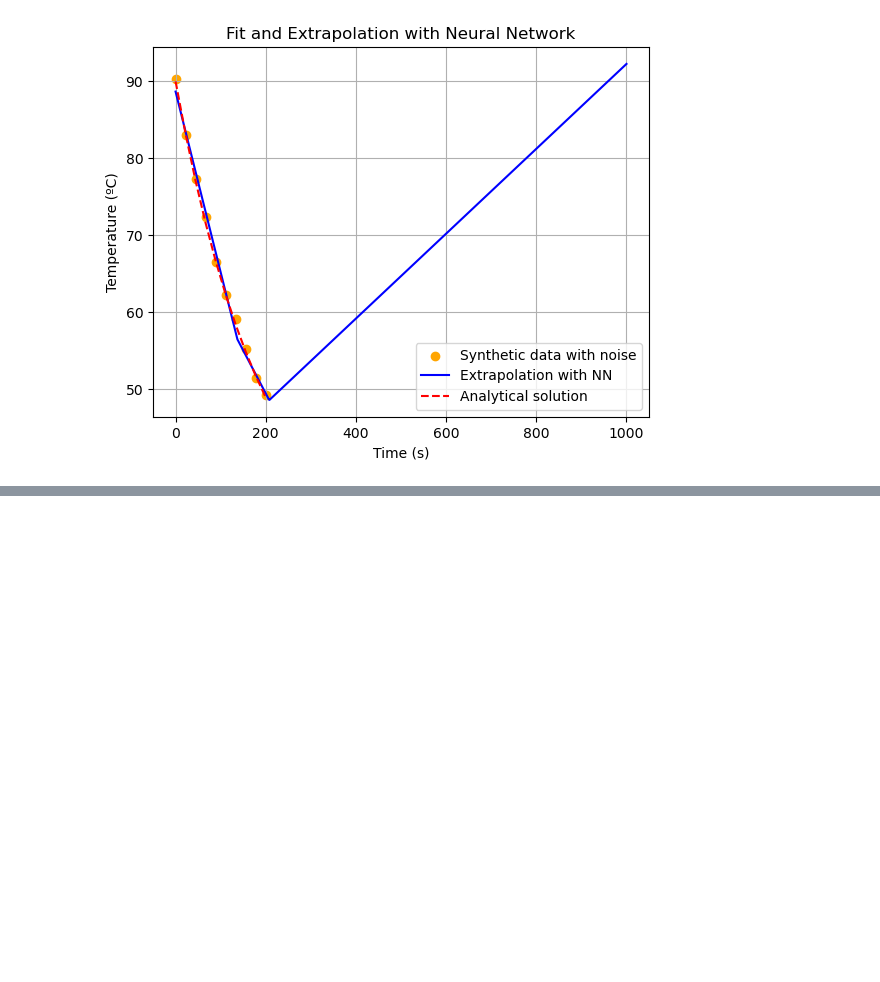
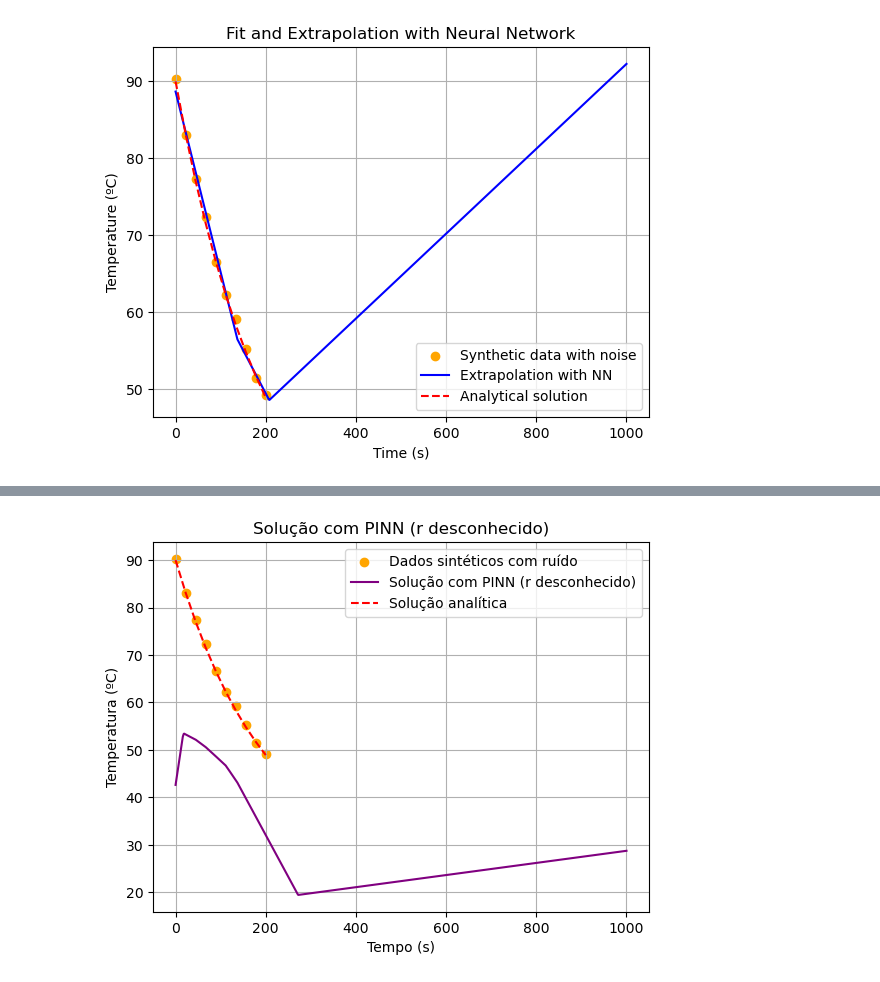
Before and after one commit to brunamendesfis/Computational_Physics, a Jupyter notebook: Redes_Neurais/Atividade_04/Exercício_01.ipynb, the cells around one changed output, grey strips where cells are left out. Saved outputs shown, nothing was run; the diff lists cells and outputs as text; code cells hidden in the pictures; blank space fills up the shorter version.

```diff
--- a/Redes_Neurais/Atividade_04/Exercício_01.ipynb
+++ b/Redes_Neurais/Atividade_04/Exercício_01.ipynb
@@ -316,0 +403,73 @@ Epoch [900/1000], Loss: 6.9995, r: 0.0050
+# %%
+class PINN_r_unknown(tf.keras.Model):
+    def __init__(self):
+        super(PINN_r_unknown, self).__init__()
+        self.dense1 = layers.Dense(15, activation='relu')
+        self.dense2 = layers.Dense(15, activation='relu')
+        self.dense3 = layers.Dense(15, activation='relu')
+        self.dense4 = layers.Dense(1)
+        # Parâmetro livre, pode ser negativo, mas r será sempre positivo
+        self.r_raw = self.add_weight(
+            name='r_raw',
+            shape=(),
+            initializer=tf.constant_initializer(0.005),
+            trainable=True,
+            dtype=tf.float32
+        )
+
+    @property
+    def r(self):
+        # Softplus garante r > 0
+        return tf.nn.softplus(self.r_raw)
+
+    def call(self, t):
+        t = self.dense1(t)
+        t = self.dense2(t)
+        t = self.dense3(t)
+        t = self.dense4(t)
+        return t
+
+    def physics_loss(self, t, T):
+        with tf.GradientTape() as tape:
+            tape.watch(t)
+            T_pred = self.call(t)
+        dTdt = tape.gradient(T_pred, t)
+        T_amb = 25
+        # Use self.r (sempre positivo)
+        loss = tf.reduce_mean(tf.square(dTdt - self.r * (T_amb - T_pred)))
+        return loss
+
+
+# Inicializando e treinando a PINN
+model_pinn_r_unknown = PINN_r_unknown()
+optimizer = tf.keras.optimizers.Adam(learning_rate=0.007)
+
+# Defina os pontos de collocation para a physics loss (domínio físico)
+t_phys = tf.linspace(0.0, 1000.0, 1000)[:, tf.newaxis]
+
+# Treinando a PINN
+epochs = 800
+for epoch in range(epochs):
+    with tf.GradientTape() as tape:
+        T_pred = model_pinn_r_unknown(X_train)
+        # Physics loss precisa ser calculada DENTRO do tape!
+        loss_data = tf.reduce_mean(tf.square(T_pred - y_train))
+        loss_phys = model_pinn_r_unknown.physics_loss(t_phys, model_pinn_r_unknown(t_phys))
+        loss = loss_data + 20.0 * loss_phys
+    grads = tape.gradient(loss, model_pinn_r_unknown.trainable_variables)
+    optimizer.apply_gradients(zip(grads, model_pinn_r_unknown.trainable_variables))
+
+    if epoch % 100 == 0:
+        print(f"Epoch [{epoch}/{epochs}], Loss: {loss.numpy():.4f}, r: {model_pinn_r_unknown.r.numpy():.6f}")
+
+T_pinn_r_unknown = model_pinn_r_unknown(X_test).numpy()
+plt.scatter(solution.t, synthetic_data, label="Dados sintéticos com ruído", color='orange')
+plt.plot(X_test, T_pinn_r_unknown, label="Solução com PINN (r desconhecido)", color='purple')
+plt.plot(solution.t, T_analyt, '--', label="Solução analítica", color='red')
+plt.xlabel("Tempo (s)")
+plt.ylabel("Temperatura (ºC)")
+plt.legend()
+plt.title("Solução com PINN (r desconhecido)")
+plt.grid(True)
+plt.show()
+# %% [output]
@@ -316,0 +484 @@ Epoch [900/1000], Loss: 6.9995, r: 0.0050
+[figure, added]
```
Also changed, not shown: parts of 5 cells of this notebook.
